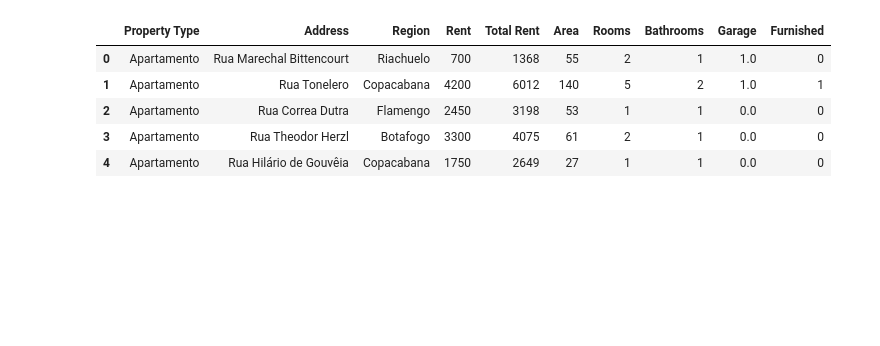
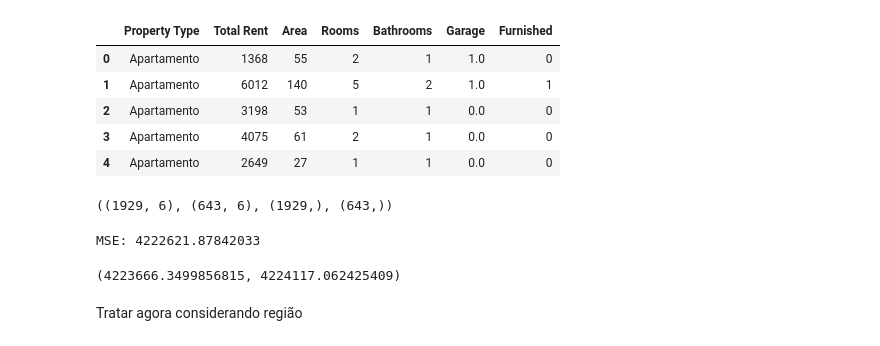
Before and after one commit to valeriolonde/Rio-Housing-Scrapper, a Jupyter notebook: Machine Learning.ipynb, the cells around one changed output. Cells and saved outputs as stored; diff of their text form; code cells hidden in the pictures; blank space fills up the shorter version.

```diff
--- a/Machine Learning.ipynb
+++ b/Machine Learning.ipynb
@@ -1,16 +1,77 @@
 # %%
 import pandas as pd
+import numpy as np
+
+from sklearn.model_selection import train_test_split
+from sklearn.linear_model import LinearRegression
+from sklearn.metrics import mean_squared_error
+from sklearn.pipeline import Pipeline
+from sklearn.compose import ColumnTransformer
+from sklearn.preprocessing import StandardScaler, OneHotEncoder
+from sklearn.linear_model import Ridge, Lasso
 
 # Carregar o dataset
 df = pd.read_csv("C:/github/Rio-Housing-Scrapper/Data(29-09_2023)/df_cleaned_final.csv")
 
+# Excluir as colunas "Rent" e "Address"
+df = df.drop(columns=["Rent", "Address", "Region"])
+
 # Exibir as primeiras linhas do dataframe
 df.head()
 # %% [output]
-|  | Property Type | Address | Region | Rent | Total Rent | Area | Rooms | Bathrooms | Garage | Furnished |
-| 0 | Apartamento | Rua Marechal Bittencourt | Riachuelo | 700 | 1368 | 55 | 2 | 1 | 1.0 | 0 |
-| 1 | Apartamento | Rua Tonelero | Copacabana | 4200 | 6012 | 140 | 5 | 2 | 1.0 | 1 |
-| 2 | Apartamento | Rua Correa Dutra | Flamengo | 2450 | 3198 | 53 | 1 | 1 | 0.0 | 0 |
-| 3 | Apartamento | Rua Theodor Herzl | Botafogo | 3300 | 4075 | 61 | 2 | 1 | 0.0 | 0 |
-| 4 | Apartamento | Rua Hilário de Gouvêia | Copacabana | 1750 | 2649 | 27 | 1 | 1 | 0.0 | 0 |
+|  | Property Type | Total Rent | Area | Rooms | Bathrooms | Garage | Furnished |
+| 0 | Apartamento | 1368 | 55 | 2 | 1 | 1.0 | 0 |
+| 1 | Apartamento | 6012 | 140 | 5 | 2 | 1.0 | 1 |
+| 2 | Apartamento | 3198 | 53 | 1 | 1 | 0.0 | 0 |
+| 3 | Apartamento | 4075 | 61 | 2 | 1 | 0.0 | 0 |
+| 4 | Apartamento | 2649 | 27 | 1 | 1 | 0.0 | 0 |
+# %%
+# Definir variáveis independentes (features) e a variável dependente (target)
+X = df.drop("Total Rent", axis=1)
+y = df["Total Rent"]
+
+# Dividir os dados em conjuntos de treino e teste (75% treino, 25% teste)
+X_train, X_test, y_train, y_test = train_test_split(X, y, test_size = 0.25, random_state=42)
+
+# Exibir o tamanho dos conjuntos de treino e teste
+X_train.shape, X_test.shape, y_train.shape, y_test.shape
+# %% [output]
+((1929, 6), (643, 6), (1929,), (643,))
+# %%
+# Aplicar codificação one-hot à coluna 'Property Type'
+X_train = pd.get_dummies(X_train, columns=['Property Type'], drop_first=True)
+X_test = pd.get_dummies(X_test, columns=['Property Type'], drop_first=True)
+
+# Treinar o modelo de regressão linear novamente
+linear_model = LinearRegression()
+linear_model.fit(X_train, y_train)
+
+# Prever valores no conjunto de teste e calcular MSE
+y_pred = linear_model.predict(X_test)
+mse = mean_squared_error(y_test, y_pred)
+print("MSE:", mse)
+# %% [output]
+MSE: 4222621.87842033
+# %%
+# Treinar o modelo de Regressão Ridge
+ridge_model = Ridge()
+ridge_model.fit(X_train, y_train)
+
+# Prever valores no conjunto de teste e calcular MSE para Regressão Ridge
+y_pred_ridge = ridge_model.predict(X_test)
+mse_ridge = mean_squared_error(y_test, y_pred_ridge)
+
+# Treinar o modelo de Regressão Lasso
+lasso_model = Lasso()
+lasso_model.fit(X_train, y_train)
+
+# Prever valores no conjunto de teste e calcular MSE para Regressão Lasso
+y_pred_lasso = lasso_model.predict(X_test)
+mse_lasso = mean_squared_error(y_test, y_pred_lasso)
+
+mse_ridge, mse_lasso
+# %% [output]
+(4223666.3499856815, 4224117.062425409)
+# %% [markdown]
+Tratar agora considerando região
 # %%
```
Also changed, not shown: parts of 5 cells of this notebook, 1 other file.
